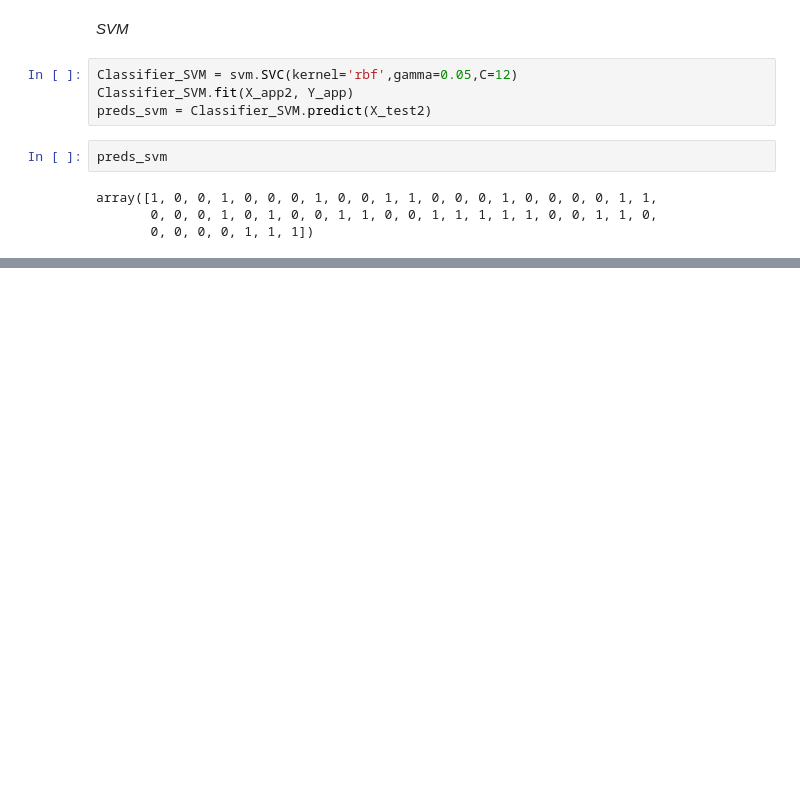
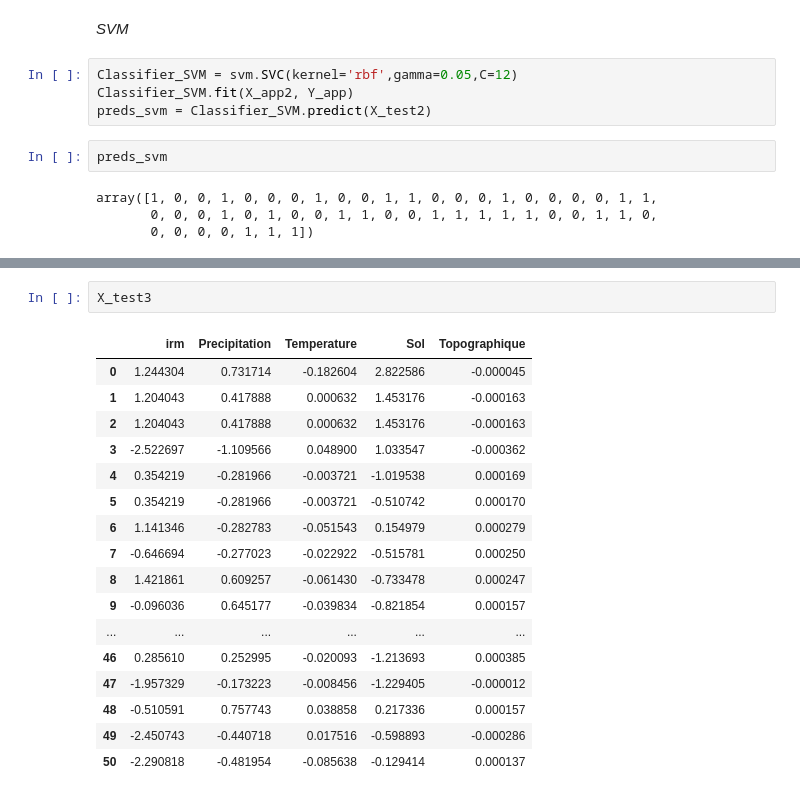
Before and after one commit to meriemdouider1/Recursive_Feature_Elimination_-RFE-, a Jupyter notebook: groupes de variables/ (groupe 3 RFE).ipynb, the cells around one changed output, grey strips where cells are left out. Saved outputs shown, nothing was run; the diff lists cells and outputs as text; blank space fills up the shorter version.

```diff
--- a/groupes de variables/ (groupe 3 RFE).ipynb
+++ b/groupes de variables/ (groupe 3 RFE).ipynb
@@ -916,0 +976,20 @@ AUC : 0.5596774193548386
+# %%
+X_test3
+# %% [output]
+|  | irm | Precipitation | Temperature | Sol | Topographique |
+| 0 | 1.244304 | 0.731714 | -0.182604 | 2.822586 | -0.000045 |
+| 1 | 1.204043 | 0.417888 | 0.000632 | 1.453176 | -0.000163 |
+| 2 | 1.204043 | 0.417888 | 0.000632 | 1.453176 | -0.000163 |
+| 3 | -2.522697 | -1.109566 | 0.048900 | 1.033547 | -0.000362 |
+| 4 | 0.354219 | -0.281966 | -0.003721 | -1.019538 | 0.000169 |
+| 5 | 0.354219 | -0.281966 | -0.003721 | -0.510742 | 0.000170 |
+| 6 | 1.141346 | -0.282783 | -0.051543 | 0.154979 | 0.000279 |
+| 7 | -0.646694 | -0.277023 | -0.022922 | -0.515781 | 0.000250 |
+| 8 | 1.421861 | 0.609257 | -0.061430 | -0.733478 | 0.000247 |
+| 9 | -0.096036 | 0.645177 | -0.039834 | -0.821854 | 0.000157 |
+| ... | ... | ... | ... | ... | ... |
+| 46 | 0.285610 | 0.252995 | -0.020093 | -1.213693 | 0.000385 |
+| 47 | -1.957329 | -0.173223 | -0.008456 | -1.229405 | -0.000012 |
+| 48 | -0.510591 | 0.757743 | 0.038858 | 0.217336 | 0.000157 |
+| 49 | -2.450743 | -0.440718 | 0.017516 | -0.598893 | -0.000286 |
+| 50 | -2.290818 | -0.481954 | -0.085638 | -0.129414 | 0.000137 |
```
Also changed, not shown: parts of 45 cells of this notebook.
